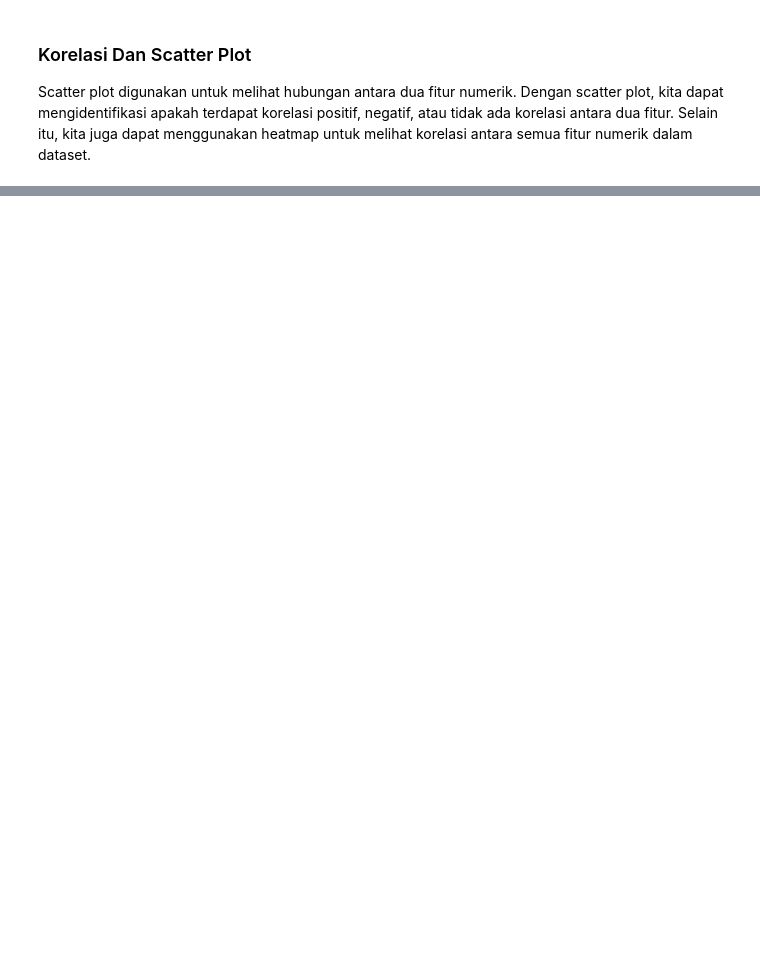
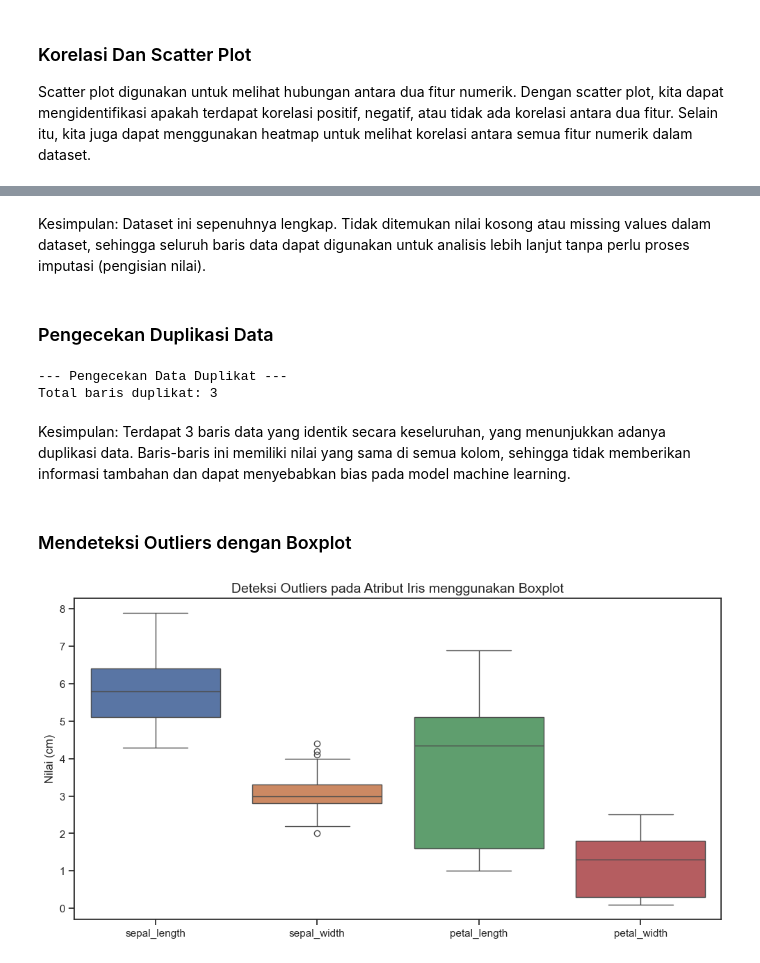
Before and after one commit to JeysMJY/Pendata, a Jupyter notebook: _sources/data-understanding.ipynb, the cells around one changed output, grey strips where cells are left out. Drawn from its saved outputs; the diff is of its cells as text; code cells hidden in the pictures; blank space fills up the shorter version.

```diff
--- a/_sources/data-understanding.ipynb
+++ b/_sources/data-understanding.ipynb
@@ -300,0 +426,24 @@ Di Orange Data Mining, Kita bisa menggunakan widget *Scatter Plot* untuk melihat
+# %% [markdown]
+Kesimpulan: Dataset ini sepenuhnya lengkap. Tidak ditemukan nilai kosong atau missing values dalam dataset, sehingga seluruh baris data dapat digunakan untuk analisis lebih lanjut tanpa perlu proses imputasi (pengisian nilai).
+# %% [markdown]
+### Pengecekan Duplikasi Data
+# %%
+print("\n--- Pengecekan Data Duplikat ---")
+jumlah_duplikat = df.duplicated().sum()
+print(f"Total baris duplikat: {jumlah_duplikat}")
+# %% [output]
+--- Pengecekan Data Duplikat ---
+Total baris duplikat: 3
+# %% [markdown]
+Kesimpulan: Terdapat 3 baris data yang identik secara keseluruhan, yang menunjukkan adanya duplikasi data. Baris-baris ini memiliki nilai yang sama di semua kolom, sehingga tidak memberikan informasi tambahan dan dapat menyebabkan bias pada model machine learning.
+# %% [markdown]
+### Mendeteksi Outliers dengan Boxplot
+# %%
+plt.figure(figsize=(12, 6))
+# Menggunakan kolom numerik saja untuk boxplot
+sns.boxplot(data=df.drop(columns=['species']))
+plt.title('Deteksi Outliers pada Atribut Iris menggunakan Boxplot', fontsize=14)
+plt.ylabel('Nilai (cm)')
+plt.show()
+# %% [output]
+[figure, added]
```
Also changed, not shown: parts of 57 cells of this notebook, 15 other files.
